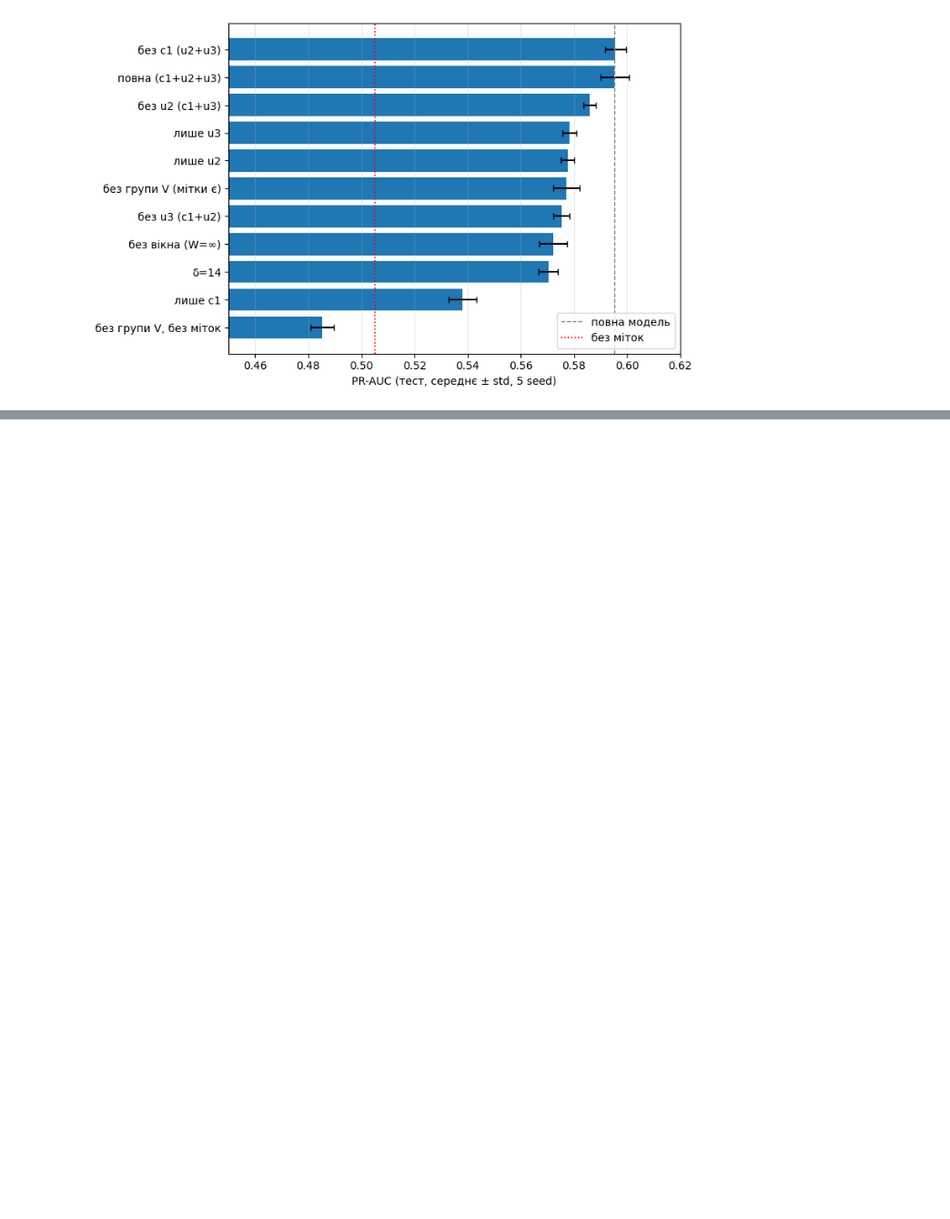
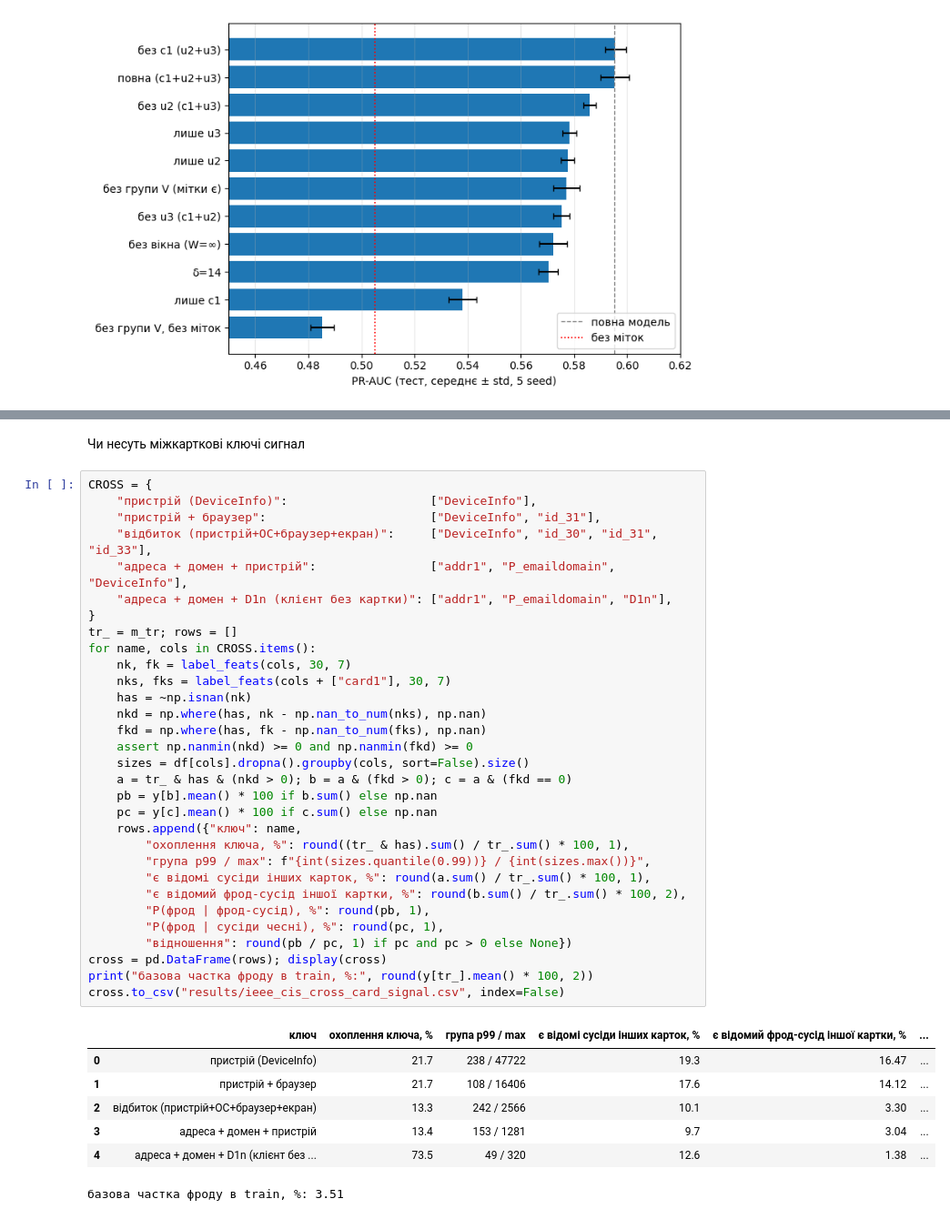
Before and after one commit to kanevskkyy/graph-antifraud, a Jupyter notebook: notebooks/11-ieee-cis-ablations.ipynb, the cells around one changed output, grey strips where cells are left out. Shown at 91% size. Cells and saved outputs as stored; diff of their text form; blank space fills up the shorter version.

```diff
--- a/notebooks/11-ieee-cis-ablations.ipynb
+++ b/notebooks/11-ieee-cis-ablations.ipynb
@@ -229,0 +359,41 @@ plt.tight_layout(); plt.savefig("results/figures/ieee_cis_ablations.png", dpi=20
+# %% [markdown]
+Чи несуть міжкартковi ключі сигнал
+# %%
+CROSS = {
+    "пристрій (DeviceInfo)":                    ["DeviceInfo"],
+    "пристрій + браузер":                       ["DeviceInfo", "id_31"],
+    "відбиток (пристрій+ОС+браузер+екран)":     ["DeviceInfo", "id_30", "id_31", "id_33"],
+    "адреса + домен + пристрій":                ["addr1", "P_emaildomain", "DeviceInfo"],
+    "адреса + домен + D1n (клієнт без картки)": ["addr1", "P_emaildomain", "D1n"],
+}
+tr_ = m_tr; rows = []
+for name, cols in CROSS.items():
+    nk, fk = label_feats(cols, 30, 7)
+    nks, fks = label_feats(cols + ["card1"], 30, 7)
+    has = ~np.isnan(nk)
+    nkd = np.where(has, nk - np.nan_to_num(nks), np.nan)
+    fkd = np.where(has, fk - np.nan_to_num(fks), np.nan)
+    assert np.nanmin(nkd) >= 0 and np.nanmin(fkd) >= 0
+    sizes = df[cols].dropna().groupby(cols, sort=False).size()
+    a = tr_ & has & (nkd > 0); b = a & (fkd > 0); c = a & (fkd == 0)
+    pb = y[b].mean() * 100 if b.sum() else np.nan
+    pc = y[c].mean() * 100 if c.sum() else np.nan
+    rows.append({"ключ": name,
+        "охоплення ключа, %": round((tr_ & has).sum() / tr_.sum() * 100, 1),
+        "група p99 / max": f"{int(sizes.quantile(0.99))} / {int(sizes.max())}",
+        "є відомі сусіди інших карток, %": round(a.sum() / tr_.sum() * 100, 1),
+        "є відомий фрод-сусід іншої картки, %": round(b.sum() / tr_.sum() * 100, 2),
+        "P(фрод | фрод-сусід), %": round(pb, 1),
+        "P(фрод | сусіди чесні), %": round(pc, 1),
+        "відношення": round(pb / pc, 1) if pc and pc > 0 else None})
+cross = pd.DataFrame(rows); display(cross)
+print("базова частка фроду в train, %:", round(y[tr_].mean() * 100, 2))
+cross.to_csv("results/ieee_cis_cross_card_signal.csv", index=False)
+# %% [output]
+|  | ключ | охоплення ключа, % | група p99 / max | є відомі сусіди інших карток, % | є відомий фрод-сусід іншої картки, % | ... |
+| 0 | пристрій (DeviceInfo) | 21.7 | 238 / 47722 | 19.3 | 16.47 | ... |
+| 1 | пристрій + браузер | 21.7 | 108 / 16406 | 17.6 | 14.12 | ... |
+| 2 | відбиток (пристрій+ОС+браузер+екран) | 13.3 | 242 / 2566 | 10.1 | 3.30 | ... |
+| 3 | адреса + домен + пристрій | 13.4 | 153 / 1281 | 9.7 | 3.04 | ... |
+| 4 | адреса + домен + D1n (клієнт без ... | 73.5 | 49 / 320 | 12.6 | 1.38 | ... |
+базова частка фроду в train, %: 3.51
```
Also changed, not shown: parts of 5 cells of this notebook, 6 other files.
